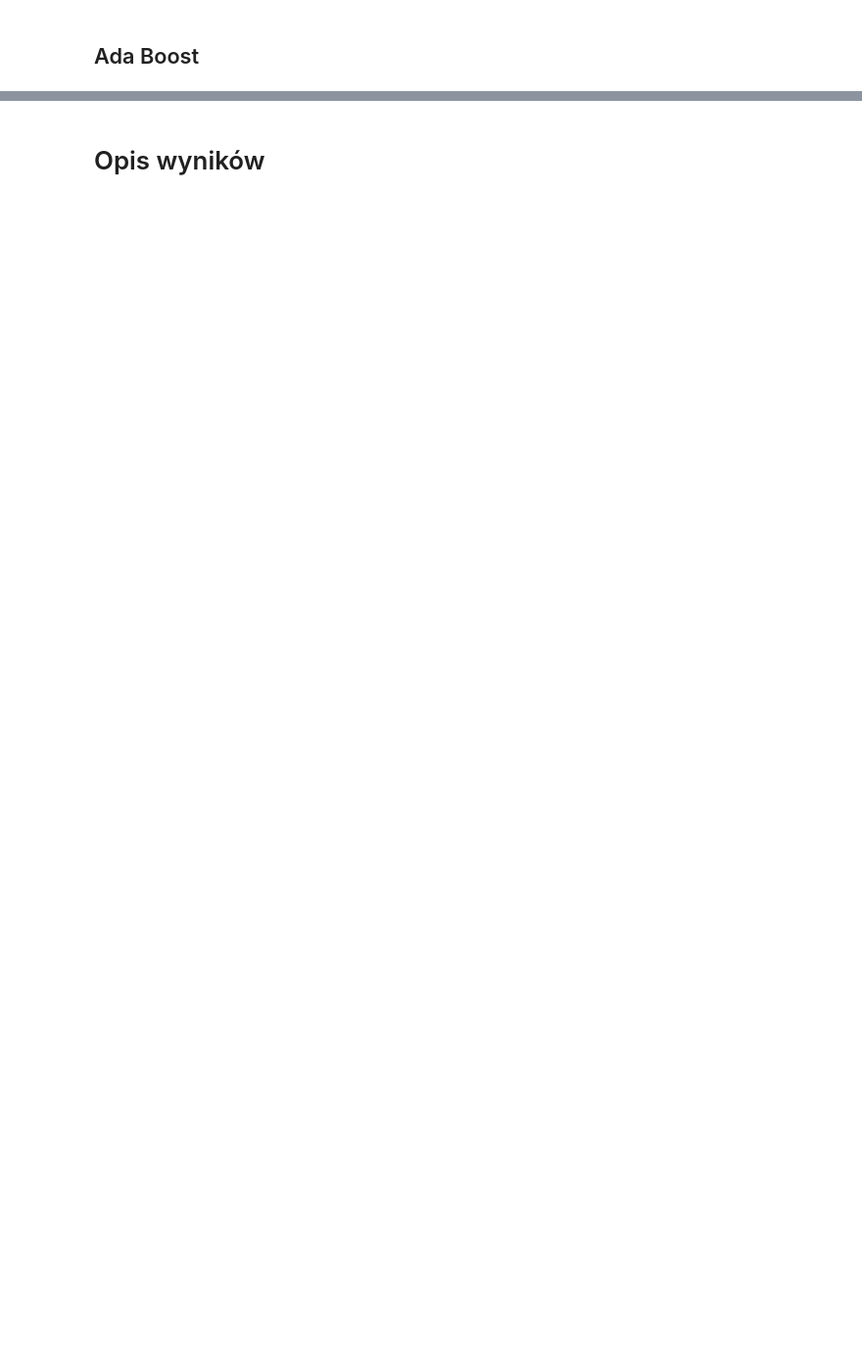
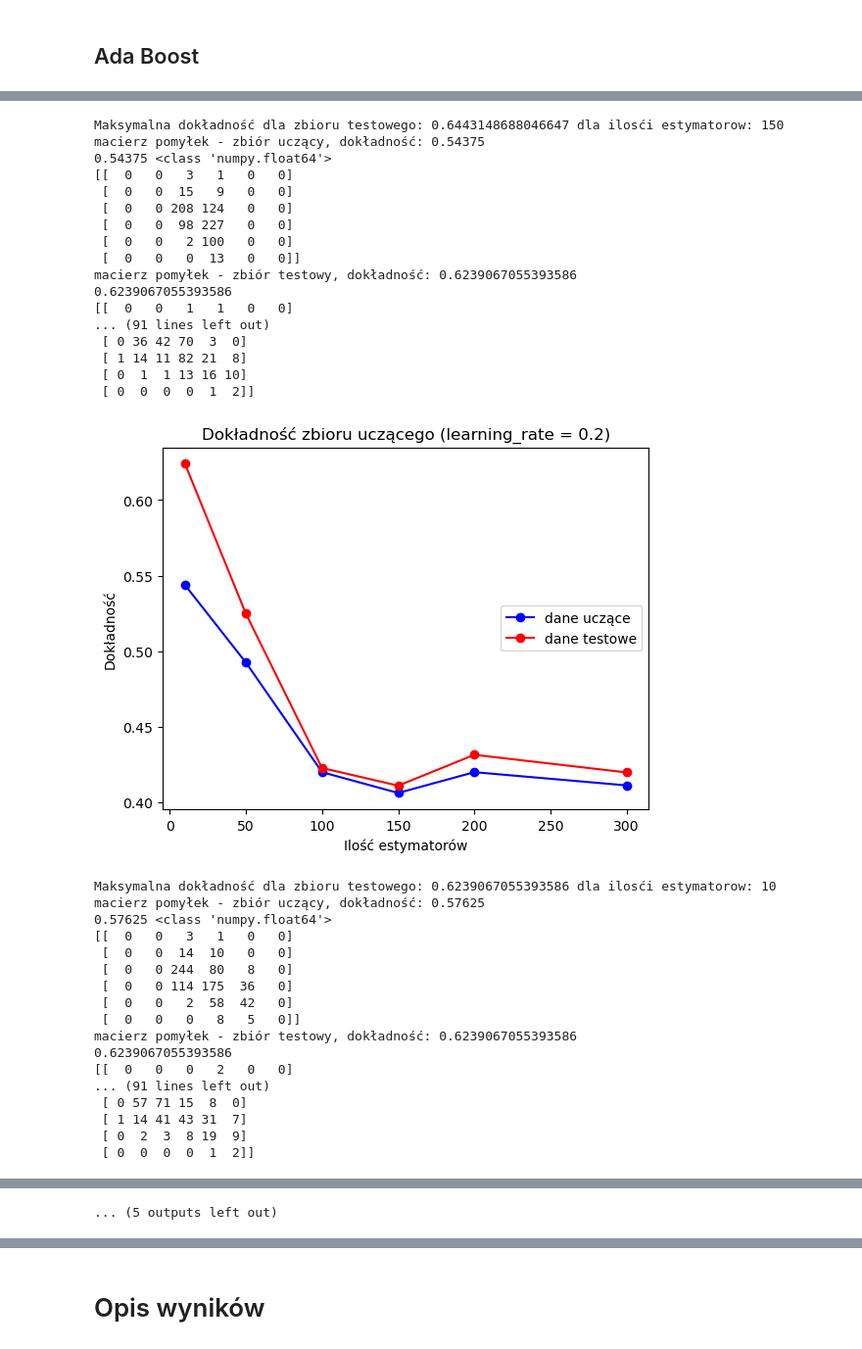
Before and after one commit to Namlev1/wine, a Jupyter notebook: Wine.ipynb, the cells around one changed output, grey strips where cells are left out. Shown at 98% size. Saved outputs shown, nothing was run; the diff lists cells and outputs as text; code cells hidden in the pictures; blank space fills up the shorter version.

```diff
--- a/Wine.ipynb
+++ b/Wine.ipynb
@@ -360,15 +373,15 @@ glebokosc drzewa decyzyjnego: 15 dla max glebokosci: 20
 # %%
-from sklearn.ensemble import AdaBoostClassifier
-x = [10, 50, 100, 150, 200, 300]
-dokl_ucz = []
-dokl_test =[]
-for i, g in enumerate(x):
-    AdaModel = AdaBoostClassifier(n_estimators=g, learning_rate=1)
-    model = AdaModel.fit(opis_ucz, dec_ucz)
-    verify(model, opis_ucz, opis_test, dec_ucz, dec_test, dokl_ucz, dokl_test)
-    print('\n')
+def analyze_ada_boost(r):
+    x = [10, 50, 100, 150, 200, 300]
+    dokl_ucz = []
+    dokl_test =[]
+    for i, g in enumerate(x):
+        AdaModel = AdaBoostClassifier(n_estimators=g, learning_rate = r)
+        model = AdaModel.fit(opis_ucz, dec_ucz)
+        verify(model, opis_ucz, opis_test, dec_ucz, dec_test, dokl_ucz, dokl_test)
+        print('\n')
 
-title = 'Dokładność zbioru uczącego (learning_rate = 1)'
-x_label = 'Ilość estymatorów'
-plot_results(x, dokl_ucz, dokl_test, title, x_label)
-print(max(dokl_test))
+    title = 'Dokładność zbioru uczącego (learning_rate = ' + str(r) + ')'
+    x_label = 'Ilość estymatorów'
+    plot_results(x, dokl_ucz, dokl_test, title, x_label)
+    print('Maksymalna dokładność dla zbioru testowego:', max(dokl_test), 'dla ilosći estymatorow:', x[dokl_test.index(max(dokl_test))])
@@ -505,0 +388,5 @@ macierz pomyłek - zbiór testowy, dokładność: 0.6268221574344023
+# %%
+learning_rates = [0.05, 0.2, 0.5, 1, 2.5, 5, 10, 20]
+for r in learning_rates:
+    analyze_ada_boost(r)
+# %% [output]
@@ -505,0 +411,35 @@ macierz pomyłek - zbiór testowy, dokładność: 0.6268221574344023
+Maksymalna dokładność dla zbioru testowego: 0.6443148688046647 dla ilosći estymatorow: 150
+macierz pomyłek - zbiór uczący, dokładność: 0.54375
+0.54375 <class 'numpy.float64'>
+[[  0   0   3   1   0   0]
+ [  0   0  15   9   0   0]
+ [  0   0 208 124   0   0]
+ [  0   0  98 227   0   0]
+ [  0   0   2 100   0   0]
+ [  0   0   0  13   0   0]]
+macierz pomyłek - zbiór testowy, dokładność: 0.6239067055393586
+0.6239067055393586
+[[  0   0   1   1   0   0]
+... (91 lines left out)
+ [ 0 36 42 70  3  0]
+ [ 1 14 11 82 21  8]
+ [ 0  1  1 13 16 10]
+ [ 0  0  0  0  1  2]]
+[figure, added]
+Maksymalna dokładność dla zbioru testowego: 0.6239067055393586 dla ilosći estymatorow: 10
+macierz pomyłek - zbiór uczący, dokładność: 0.57625
+0.57625 <class 'numpy.float64'>
+[[  0   0   3   1   0   0]
+ [  0   0  14  10   0   0]
+ [  0   0 244  80   8   0]
+ [  0   0 114 175  36   0]
+ [  0   0   2  58  42   0]
+ [  0   0   0   8   5   0]]
+macierz pomyłek - zbiór testowy, dokładność: 0.6239067055393586
+0.6239067055393586
+[[  0   0   0   2   0   0]
+... (91 lines left out)
+ [ 0 57 71 15  8  0]
+ [ 1 14 41 43 31  7]
+ [ 0  2  3  8 19  9]
+ [ 0  0  0  0  1  2]]
@@ -505,0 +501 @@ macierz pomyłek - zbiór testowy, dokładność: 0.6268221574344023
+... (5 outputs left out)
```
Also changed, not shown: parts of 15 cells of this notebook.
